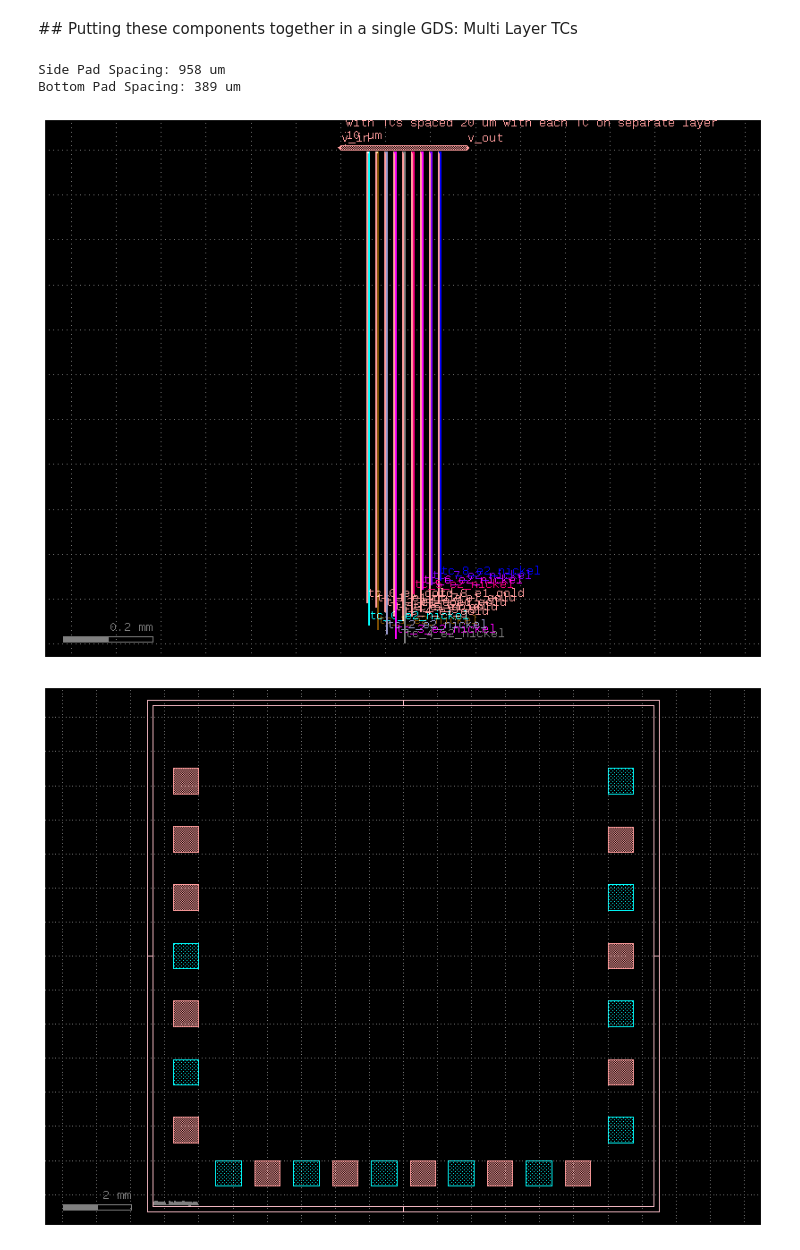
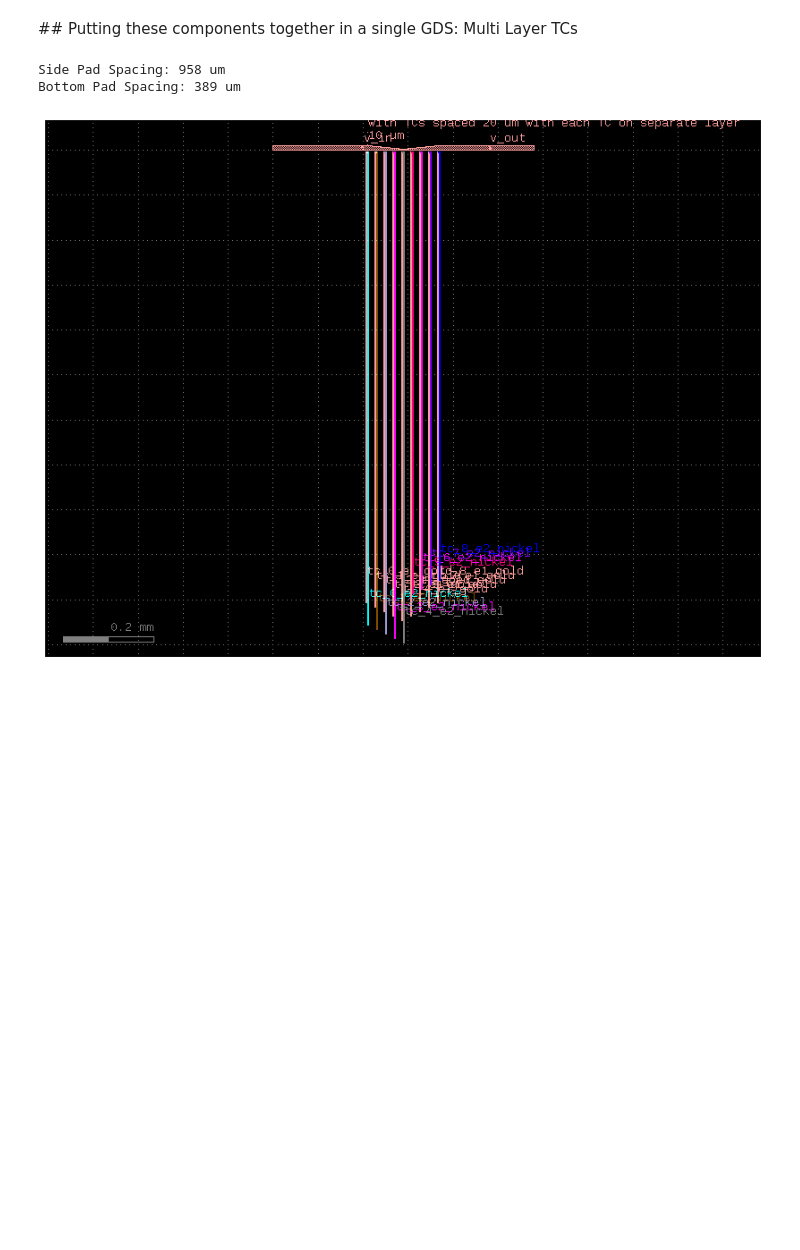
Before and after one commit to CiaranBarron/TFTCArray, a Jupyter notebook: AuNi_TFTC_Example.ipynb, the cells around one changed output. Cells and saved outputs as stored; diff of their text form; code cells hidden in the pictures; blank space fills up the shorter version.

```diff
--- a/AuNi_TFTC_Example.ipynb
+++ b/AuNi_TFTC_Example.ipynb
@@ -352,9 +356,9 @@ gf.clear_cache()
 heater = gf.Component("Stepped_Heater")
 
 # 2. Define the original right-angled coordinates of the heater (Layer 1: Au layer)
-coords_layer1 = [
-    (0.0, 0.0),
-    (0.0, 10.0),
+stepped_heater_coords = [
+    (-200.0, 0.0),
+    (-200.0, 10.0),
     (20.0, 10.0),
     (20.0, 8.0),
     (40.0, 8.0),
@@ -372,12 +376,13 @@ coords_layer1 = [
     (160.0, 8.50),
     (160.0, 10.50),
     (180.0, 10.50),
-    (180, 0),
-    (0, 0)
+    (380.0, 10.50),
+    (380, 0),
+    (-100, 0)
 ]
 
 # Add poolygons to layers
-p1 = heater.add_polygon(coords_layer1, layer=(1, 0))
+p1 = heater.add_polygon(stepped_heater_coords, layer=(1, 0))
 
 # Spacing centers of TCs by 20 um
 for i in range(9):
@@ -521,7 +526,7 @@ single_heater = gf.Component("Single_Heater")
 descriptor = "Chain of stepped heaters spaced 20 um\nwith TCs spaced 20 um with each TC on separate layer"
 
 # 2. Define the original right-angled coordinates of the heater (Layer 1: Au layer)
-coords_layer1 = [
+heater_coords = [
     (0.0, 0.0),
     (0.0, 10.0),
     (280.0, 10.0),
@@ -530,7 +535,7 @@ coords_layer1 = [
 ]
 
 # Add poolygons to layers
-p1 = single_heater.add_polygon(coords_layer1, layer=(1, 0))
+p1 = single_heater.add_polygon(stepped_heater_coords, layer=(1, 0))
 
 # 10 um port either side
 single_heater.add_port(name="v_in",
@@ -548,41 +553,37 @@ single_heater.add_port(name="v_out",
     layer=(1,0),
     port_type="electrical"
 )
 
 # Spacing centers of TCs by 20 um
 
 for i in range(9):
     if i < 5:
         tc_leg_offset = 1000 + 10 * i
         differential_offset = 50
     else:
         tc_leg_offset = 1000 + 10 * (8-i)
         differential_offset = -50
     tc = thermocouple_junction(w=2, layer_top = (i+2,0), text=False, offset_leg_l1=tc_leg_offset, offset_leg_l2= tc_leg_offset + differential_offset)
     tc_ref = single_heater << tc
     if i < 5:
-        tc_ref.center = (60 + 20 *i, - 5 - (tc_leg_offset + differential_offset)/2)
+        tc_ref.center = (8.5 + 20 *i, - 5 - (tc_leg_offset + differential_offset)/2)
     else:
         # The differential is because its now shorter not longer than the offset
-        tc_ref.center = (60 + 20 *i, - 5 + differential_offset/2 - (tc_leg_offset + differential_offset)/2)
+        tc_ref.center = (8.5 + 20 *i, - 5 + differential_offset/2 - (tc_leg_offset + differential_offset)/2)
 
     # REmember to inherit the PORTS!!! I keep forgetting!
     single_heater.add_ports(tc_ref.ports, prefix=f"tc_{i}_")
 
 single_heater.add_label(text="10 um", position = (10, 11), layer = (0,0))
 single_heater.add_label(text=descriptor, position = (10, 40), layer = (0,0))
 
-single_heater.write_gds("sample_multi_layer_TCs.gds")
+single_heater.write_gds("sample_multi_layer_stepped_heater_TCs.gds")
 single_heater.draw_ports()
 single_heater.plot()
-
-TC.draw_ports()
-TC.plot()
 # %% [output]
 Side Pad Spacing: 958 um
 Bottom Pad Spacing: 389 um
-[figure, old version]
+[figure, new version]
-[figure, removed]
 # %%
 # gf.clear_cache()
 
```
Also changed, not shown: parts of 7 cells of this notebook, 3 other files.
